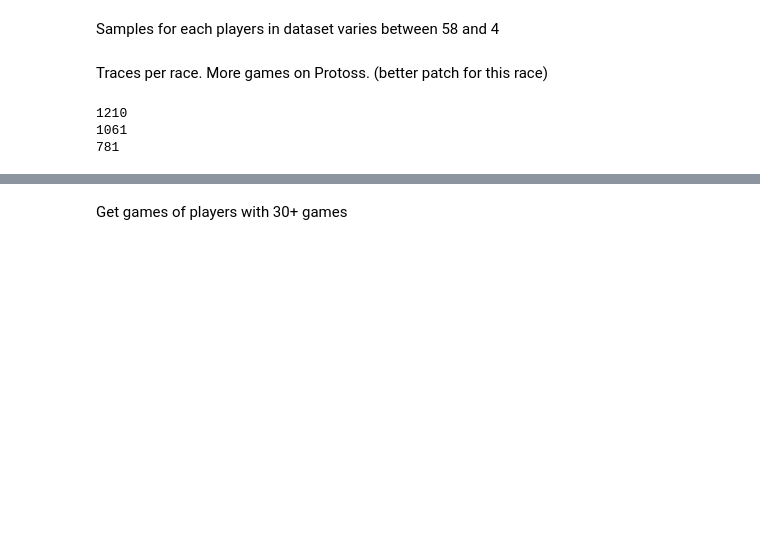
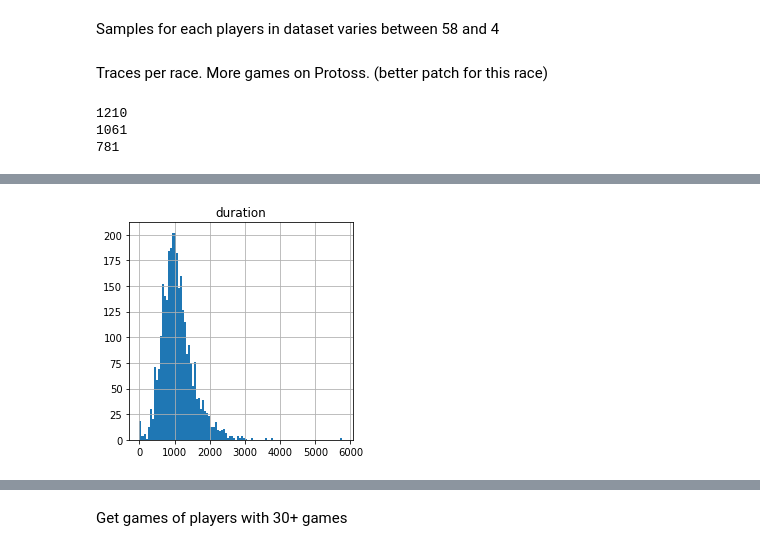
Before and after one commit to ghdruta/starcraft_player_prediction, a Jupyter notebook: player_prediction.ipynb, the cells around one changed output, grey strips where cells are left out. Cells and saved outputs as stored; diff of their text form; code cells hidden in the pictures; blank space fills up the shorter version.

```diff
--- a/player_prediction.ipynb
+++ b/player_prediction.ipynb
@@ -318,3 +318,8 @@ df.head()
 | 2 | 1.0 | 0.0 | 0.0 | 1010 | 21 | 147 | 135 | 321 | 137 | 91 | 12 | ... |
 | 3 | 1.0 | 0.0 | 0.0 | 1005 | 41 | 292 | 84 | 251 | 287 | 0 | 0 | ... |
 | 4 | 1.0 | 0.0 | 0.0 | 540 | 1 | 62 | 44 | 201 | 86 | 15 | 0 | ... |
+# %%
+df.hist(column='duration',bins=100,figsize=(4,4))
+plt.show()
+# %% [output]
+[figure, added]
```
Also changed, not shown: parts of 14 cells of this notebook.
